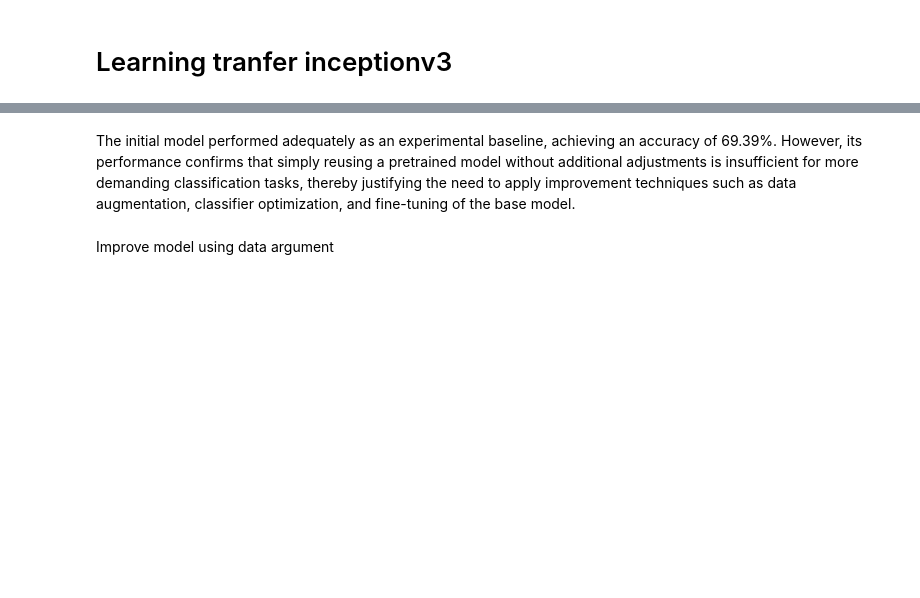
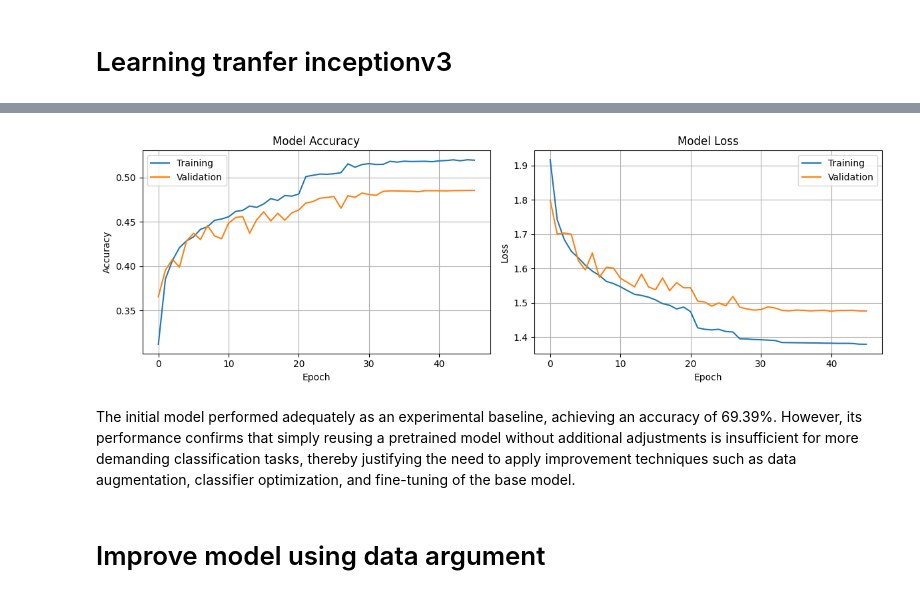
Before and after one commit to HelenaGomezV/project-deep-learning-image-classification-with-cnn-and-transfer-learning, a Jupyter notebook: image_clasification_inception.ipynb, the cells around one changed output, grey strips where cells are left out. Saved outputs shown, nothing was run; the diff lists cells and outputs as text; code cells hidden in the pictures; blank space fills up the shorter version.

```diff
--- a/image_clasification_inception.ipynb
+++ b/image_clasification_inception.ipynb
@@ -516,7 +527,7 @@ callbacks = [
     ReduceLROnPlateau(patience=3, factor=0.3)
 ]
 # %%
-history_3 = model_inception.fit(
+history_inception = model_inception.fit(
     X_train_inc,
     y_train_cat,
     validation_split=0.2,
@@ -530,26 +559,28 @@ print("Test loss:", test_loss)
 # %%
 plt.figure(figsize=(12, 4))
 
 plt.subplot(1, 2, 1)
-plt.plot(history_3.history['accuracy'], label='Training')
-plt.plot(history_3.history['val_accuracy'], label='Validation')
+plt.plot(history_inception.history['accuracy'], label='Training')
+plt.plot(history_inception.history['val_accuracy'], label='Validation')
 plt.xlabel('Epoch')
 plt.ylabel('Accuracy')
 plt.title('Model Accuracy')
 plt.legend()
 plt.grid(True)
 
 plt.subplot(1, 2, 2)
-plt.plot(history_3.history['loss'], label='Training')
-plt.plot(history_3.history['val_loss'], label='Validation')
+plt.plot(history_inception.history['loss'], label='Training')
+plt.plot(history_inception.history['val_loss'], label='Validation')
 plt.xlabel('Epoch')
 plt.ylabel('Loss')
 plt.title('Model Loss')
 plt.legend()
 plt.grid(True)
 
 plt.tight_layout()
 plt.show()
+# %% [output]
+[figure, added]
 # %% [markdown]
 The initial model performed adequately as an experimental baseline, achieving an accuracy of 69.39%. However, its performance confirms that simply reusing a pretrained model without additional adjustments is insufficient for more demanding classification tasks, thereby justifying the need to apply improvement techniques such as data augmentation, classifier optimization, and fine-tuning of the base model.
 # %%
@@ -562,7 +593,7 @@ cm = confusion_matrix(y_test, y_pred_classes)
 sns.heatmap(cm, annot=True, fmt='d')
 plt.show()
 # %% [markdown]
-Improve model using data argument
+# Improve model using data argument
 # %%
 (X_train, y_train), (X_test, y_test) = cifar10.load_data()
 
```
Also changed, not shown: parts of 9 cells of this notebook.
